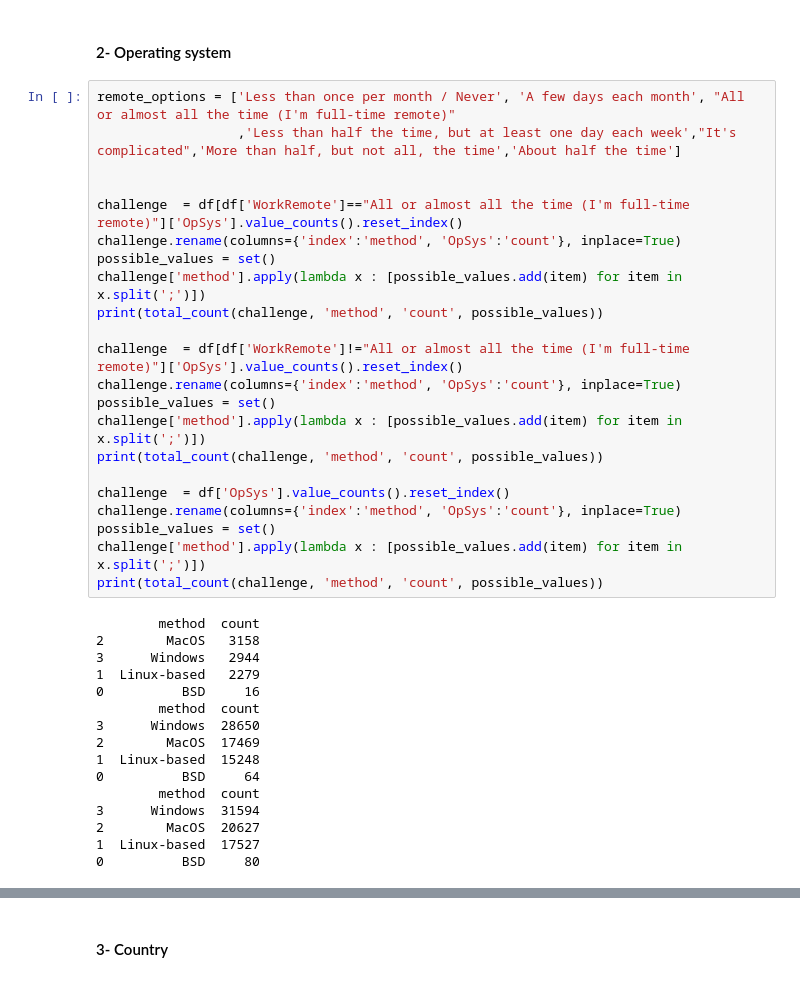
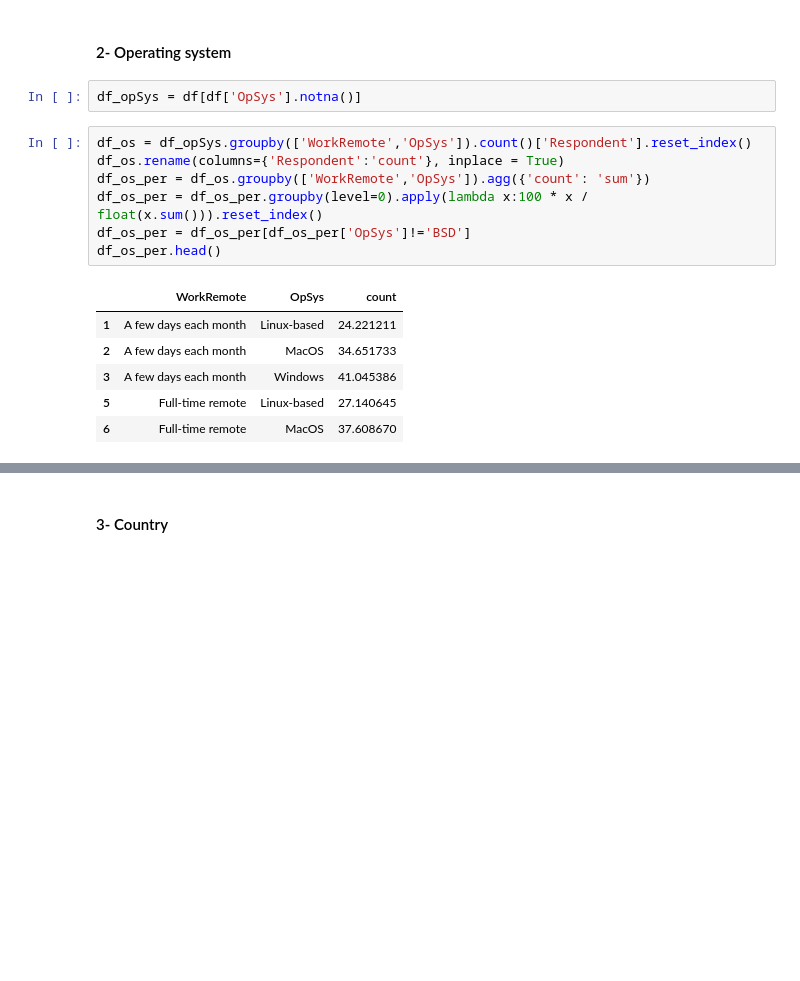
Before and after one commit to hamidkhbl/StackoverflowSurvey, a Jupyter notebook: OtherAnalysis.ipynb, the cells around one changed output, grey strips where cells are left out. Saved outputs shown, nothing was run; the diff lists cells and outputs as text; blank space fills up the shorter version.

```diff
--- a/OtherAnalysis.ipynb
+++ b/OtherAnalysis.ipynb
@@ -101,40 +125,18 @@ Less than once per month / Never
 # %% [markdown]
 #### 2- Operating system
-# %%
-remote_options = ['Less than once per month / Never', 'A few days each month', "All or almost all the time (I'm full-time remote)"
-                  ,'Less than half the time, but at least one day each week',"It's complicated",'More than half, but not all, the time','About half the time']
-
-
-challenge  = df[df['WorkRemote']=="All or almost all the time (I'm full-time remote)"]['OpSys'].value_counts().reset_index()
-challenge.rename(columns={'index':'method', 'OpSys':'count'}, inplace=True)
-possible_values = set()
-challenge['method'].apply(lambda x : [possible_values.add(item) for item in x.split(';')])
-print(total_count(challenge, 'method', 'count', possible_values))
-
-challenge  = df[df['WorkRemote']!="All or almost all the time (I'm full-time remote)"]['OpSys'].value_counts().reset_index()
-challenge.rename(columns={'index':'method', 'OpSys':'count'}, inplace=True)
-possible_values = set()
-challenge['method'].apply(lambda x : [possible_values.add(item) for item in x.split(';')])
-print(total_count(challenge, 'method', 'count', possible_values))
-
-challenge  = df['OpSys'].value_counts().reset_index()
-challenge.rename(columns={'index':'method', 'OpSys':'count'}, inplace=True)
-possible_values = set()
-challenge['method'].apply(lambda x : [possible_values.add(item) for item in x.split(';')])
-print(total_count(challenge, 'method', 'count', possible_values))
-# %% [output]
-        method  count
-2        MacOS   3158
-3      Windows   2944
-1  Linux-based   2279
-0          BSD     16
-        method  count
-3      Windows  28650
-2        MacOS  17469
-1  Linux-based  15248
-0          BSD     64
-        method  count
-3      Windows  31594
-2        MacOS  20627
-1  Linux-based  17527
-0          BSD     80
+# %%
+df_opSys = df[df['OpSys'].notna()]
+# %%
+df_os = df_opSys.groupby(['WorkRemote','OpSys']).count()['Respondent'].reset_index()
+df_os.rename(columns={'Respondent':'count'}, inplace = True)
+df_os_per = df_os.groupby(['WorkRemote','OpSys']).agg({'count': 'sum'})
+df_os_per = df_os_per.groupby(level=0).apply(lambda x:100 * x / float(x.sum())).reset_index()
+df_os_per = df_os_per[df_os_per['OpSys']!='BSD']
+df_os_per.head()
+# %% [output]
+|  | WorkRemote | OpSys | count |
+| 1 | A few days each month | Linux-based | 24.221211 |
+| 2 | A few days each month | MacOS | 34.651733 |
+| 3 | A few days each month | Windows | 41.045386 |
+| 5 | Full-time remote | Linux-based | 27.140645 |
+| 6 | Full-time remote | MacOS | 37.608670 |
```
Also changed, not shown: parts of 32 cells of this notebook.
